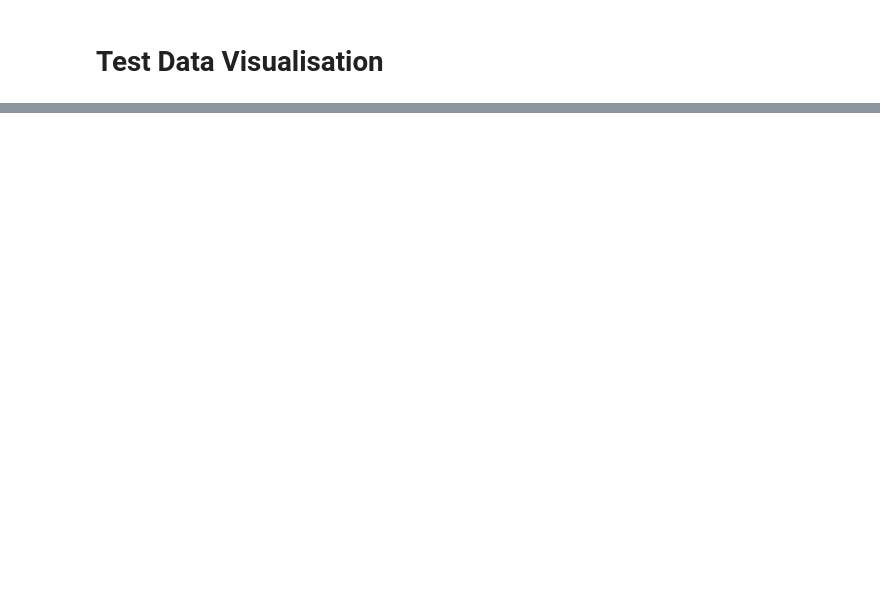
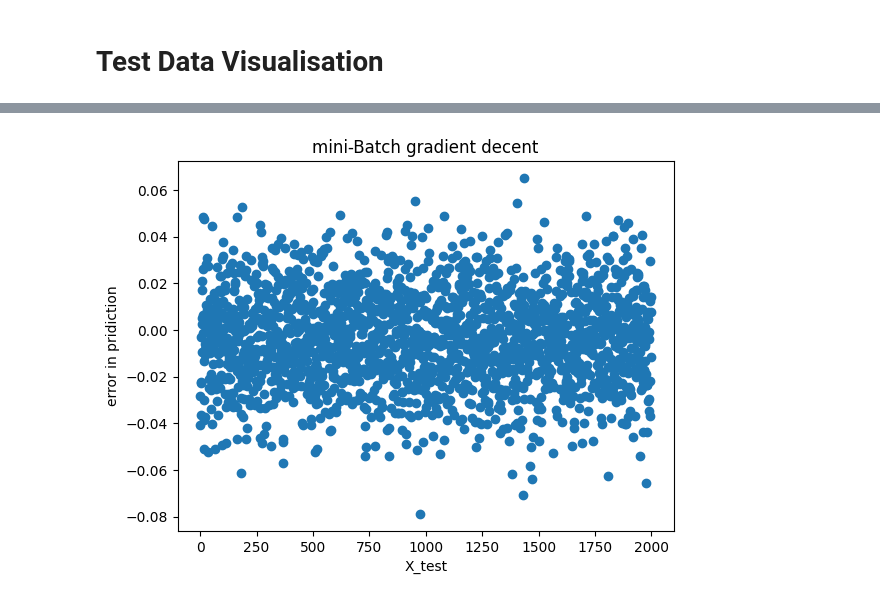
Before and after one commit to anshulrath0re/Multiple_Linear_regression_from_scratch, a Jupyter notebook: MLR_Sratch.ipynb, the cells around one changed output, grey strips where cells are left out. Saved outputs shown, nothing was run; the diff lists cells and outputs as text; code cells hidden in the pictures; blank space fills up the shorter version.

```diff
--- a/MLR_Sratch.ipynb
+++ b/MLR_Sratch.ipynb
@@ -152,9 +158,9 @@ print(w_n)
 # %%
 wn = np.array([0,1,0,0,0,0])
 # %%
-for j in range(2000):
+for j in range(10):
   for i in range(800):
-    alpha = 0.00001
+    alpha = 0.01
     Xb = X_train[i*10 : (i+1)*10]
     yb = y_train[i*10 : (i+1)*10]
     djdw = Xb.T.dot(Xb.dot(wn) - yb)
@@ -200,0 +218,10 @@ plt.show()
+# %%
+y_dn = X_test.dot(wn)
+plt.figure()
+plt.scatter(range(2000),y_test- y_dn)
+plt.xlabel("X_test")
+plt.ylabel("error in pridiction")
+plt.title("mini-Batch gradient decent")
+plt.show()
+# %% [output]
+[figure, added]
```
Also changed, not shown: parts of 26 cells of this notebook.
